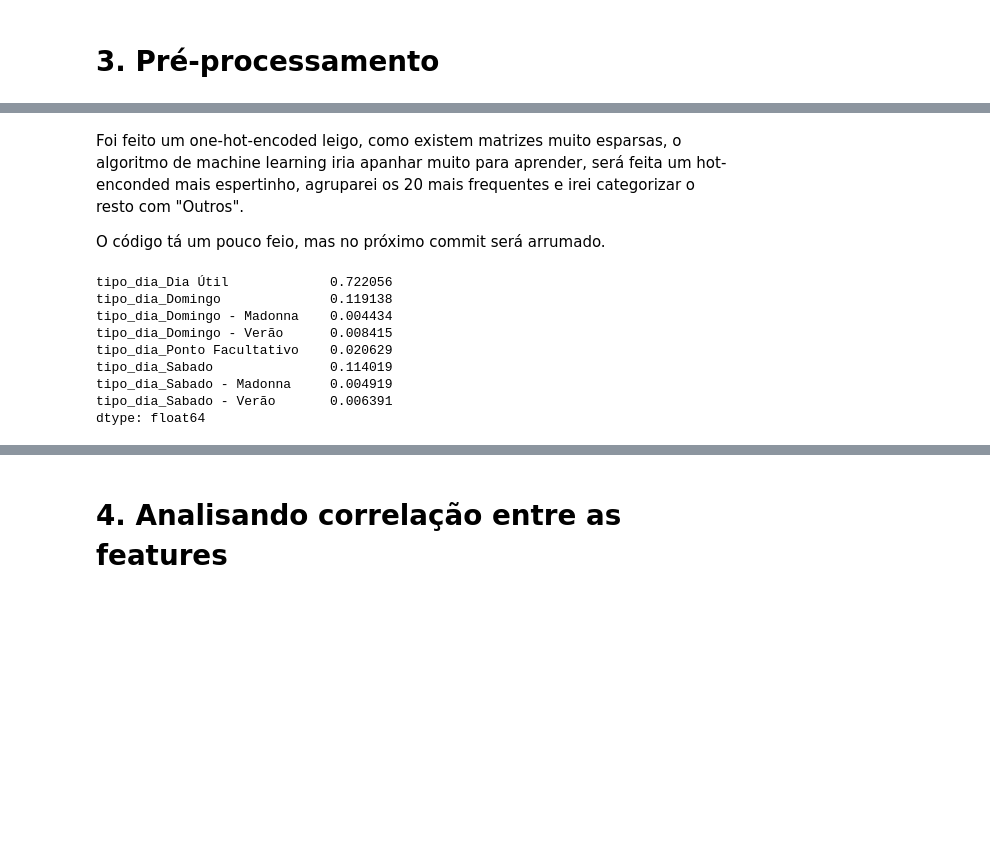
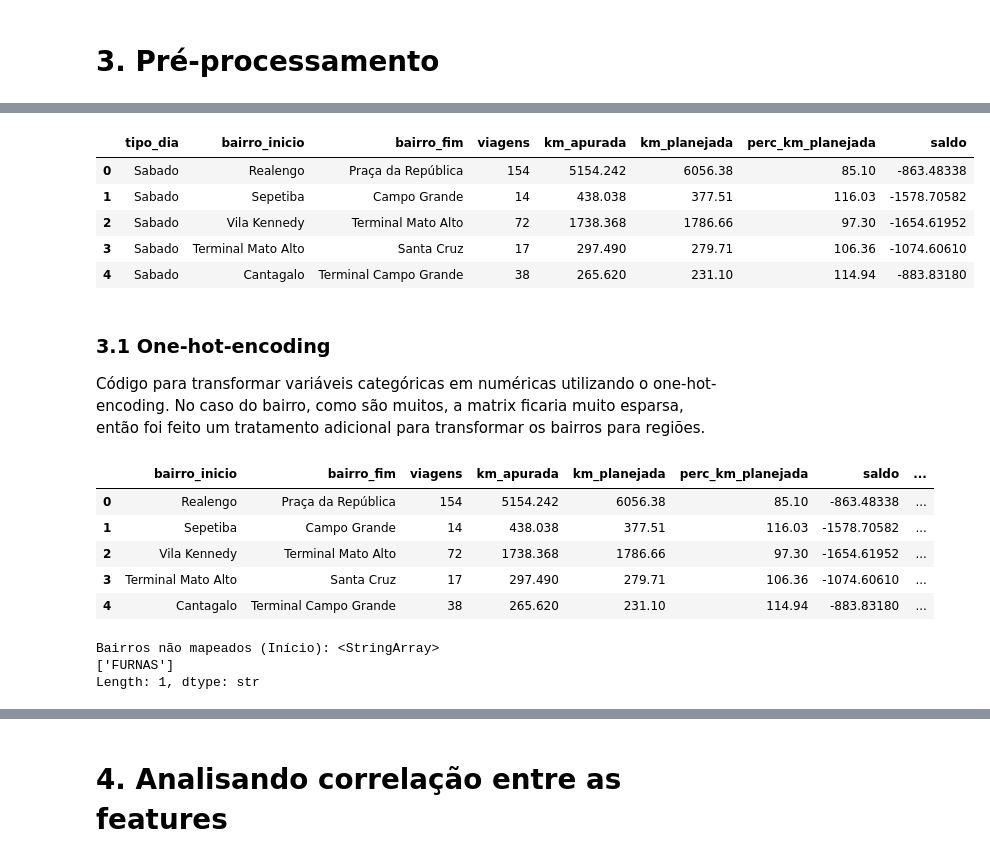
Before and after one commit to AntonioNazar/PS-2026.1, a Jupyter notebook: analise_faturamento_km.ipynb, the cells around one changed output, grey strips where cells are left out. Drawn from its saved outputs; the diff is of its cells as text; code cells hidden in the pictures; blank space fills up the shorter version.

Commit message:
ADD: Adição do pré-processamento de dados com one-hot-encoding e normalização

```diff
--- a/analise_faturamento_km.ipynb
+++ b/analise_faturamento_km.ipynb
@@ -26,6 +26,10 @@ import seaborn as sns
 import matplotlib.pyplot as plt
 import plotly.express as px
 from sklearn.preprocessing import OneHotEncoder
+from sklearn.preprocessing import StandardScaler
+from sklearn.model_selection import train_test_split
+
+pd.set_option('display.max_columns', None)
 # %% [markdown]
 # 1. Tratamento
 # %%
@@ -272,2 +276,5 @@ plt.show()
 # %% [markdown]
 # 3. Pré-processamento
+# %%
+df_ml = df_final
+df_ml.head()
@@ -274,27 +288,44 @@ plt.show()
+# %%
+# Seleção inicial de features (Remoção de variáveis que não fazem sentido para o treinamento)
+
+df_ml = df_ml[['tipo_dia','bairro_inicio','bairro_fim','viagens','km_apurada','km_planejada','perc_km_planejada','saldo']]
+
+df_ml.head()
+# %% [output]
+|  | tipo_dia | bairro_inicio | bairro_fim | viagens | km_apurada | km_planejada | perc_km_planejada | saldo |
+| 0 | Sabado | Realengo | Praça da República | 154 | 5154.242 | 6056.38 | 85.10 | -863.48338 |
+| 1 | Sabado | Sepetiba | Campo Grande | 14 | 438.038 | 377.51 | 116.03 | -1578.70582 |
+| 2 | Sabado | Vila Kennedy | Terminal Mato Alto | 72 | 1738.368 | 1786.66 | 97.30 | -1654.61952 |
+| 3 | Sabado | Terminal Mato Alto | Santa Cruz | 17 | 297.490 | 279.71 | 106.36 | -1074.60610 |
+| 4 | Sabado | Cantagalo | Terminal Campo Grande | 38 | 265.620 | 231.10 | 114.94 | -883.83180 |
 # %% [markdown]
-Foi feito um one-hot-encoded leigo, como existem matrizes muito esparsas, o algoritmo de machine learning iria apanhar muito para aprender, será feita um hot-enconded mais espertinho, agruparei os 20 mais frequentes e irei categorizar o resto com "Outros".
+### 3.1 One-hot-encoding
 
-O código tá um pouco feio, mas no próximo commit será arrumado.
+Código para transformar variáveis categóricas em numéricas utilizando o one-hot-encoding. No caso do bairro, como são muitos, a matrix ficaria muito esparsa, então foi feito um tratamento adicional para transformar os bairros para regiões.
 # %%
 # Transformando variáveis categóricas em numéricas
 encoder = OneHotEncoder(sparse_output=False)
 
-encoded_array = encoder.fit_transform(df_final[['tipo_dia']])
+encoded_array = encoder.fit_transform(df_ml[['tipo_dia']])
 
 
 encoded_df = pd.DataFrame(
     encoded_array,
-    columns=encoder.get_feature_names_out(['tipo_dia'])
+    columns=encoder.get_feature_names_out(['tipo_dia']),
+    index = df_ml.index
 )
 
-encoded_df.mean()
+# Junta as novas colunas ao dataframe original
+df_ml = pd.concat([df_ml, encoded_df], axis=1)
+
+# Remove a coluna original (já que agora temos as versões encodadas)
+df_ml = df_ml.drop('tipo_dia', axis=1)
+
+df_ml.head()
 # %% [output]
-tipo_dia_Dia Útil             0.722056
-tipo_dia_Domingo              0.119138
-tipo_dia_Domingo - Madonna    0.004434
-tipo_dia_Domingo - Verão      0.008415
-tipo_dia_Ponto Facultativo    0.020629
-tipo_dia_Sabado               0.114019
-tipo_dia_Sabado - Madonna     0.004919
-tipo_dia_Sabado - Verão       0.006391
-dtype: float64
+|  | bairro_inicio | bairro_fim | viagens | km_apurada | km_planejada | perc_km_planejada | saldo | ... |
+| 0 | Realengo | Praça da República | 154 | 5154.242 | 6056.38 | 85.10 | -863.48338 | ... |
+| 1 | Sepetiba | Campo Grande | 14 | 438.038 | 377.51 | 116.03 | -1578.70582 | ... |
+| 2 | Vila Kennedy | Terminal Mato Alto | 72 | 1738.368 | 1786.66 | 97.30 | -1654.61952 | ... |
+| 3 | Terminal Mato Alto | Santa Cruz | 17 | 297.490 | 279.71 | 106.36 | -1074.60610 | ... |
+| 4 | Cantagalo | Terminal Campo Grande | 38 | 265.620 | 231.10 | 114.94 | -883.83180 | ... |
@@ -300,0 +417,7 @@ dtype: float64
+# %%
+bairros_nao_mapeados = df_ml[df_ml['zona_inicio'] == 'OUTROS']['bairro_inicio'].unique()
+print("\nBairros não mapeados (Início):", bairros_nao_mapeados)
+# %% [output]
+Bairros não mapeados (Início): <StringArray>
+['FURNAS']
+Length: 1, dtype: str
```
Also changed, not shown: parts of 21 cells of this notebook.
